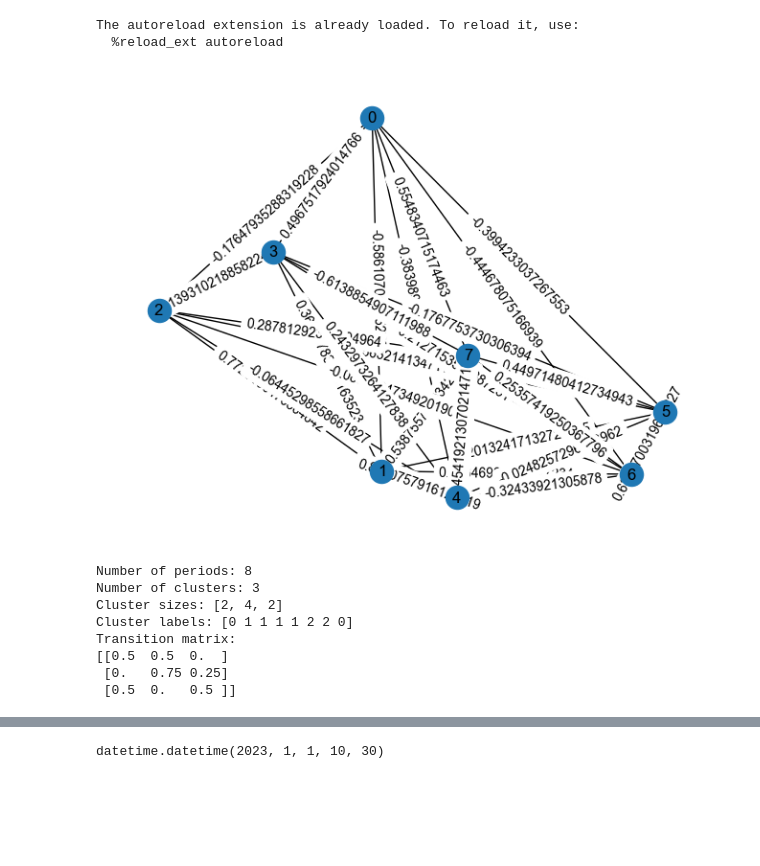
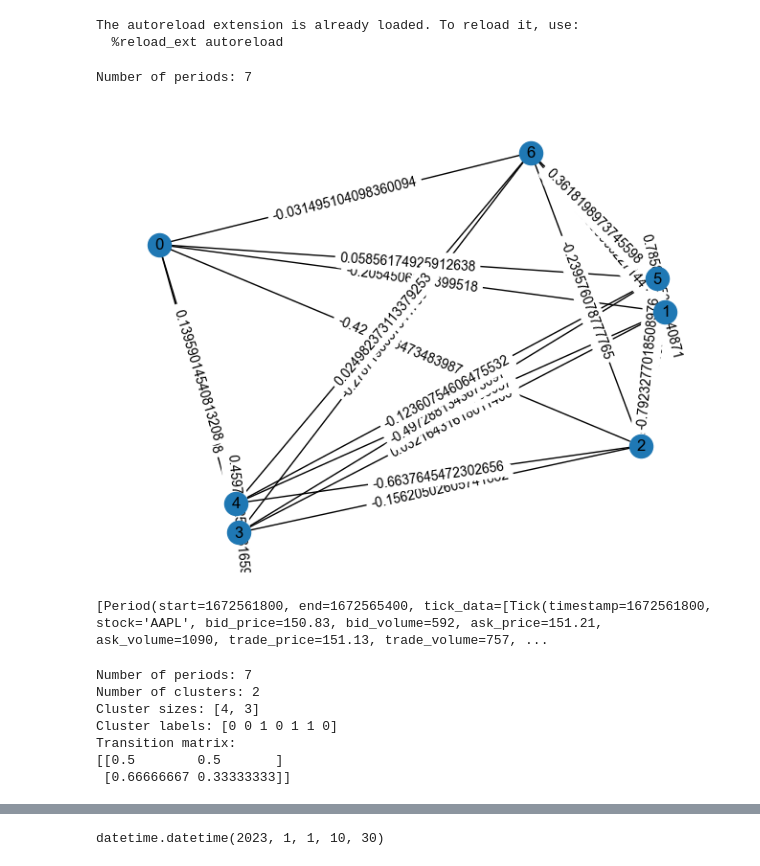
Before and after one commit to AdamZinebii/Intraday-Market-Activity-Clustering, a Jupyter notebook: examples/Louvain_clustering.ipynb, the cells around one changed output, grey strips where cells are left out. Cells and saved outputs as stored; diff of their text form; code cells hidden in the pictures; blank space fills up the shorter version.

```diff
--- a/examples/Louvain_clustering.ipynb
+++ b/examples/Louvain_clustering.ipynb
@@ -25,18 +26,24 @@ The autoreload extension is already loaded. To reload it, use:
 # %%
 T = 15
 
 # Load data from a JSONL file
 market = Market.from_jsonl("./tick_data.jsonl")
 
 # Get periods of length 15
-periods = market.get_periods(period_length=15)
+periods = market.get_periods(period_length=3600)
+print(f"Number of periods: {len(periods)}")
 
 # Build the graph
 state_graph = market.build_graph(periods, 0)
 
-clustering = LouvainClustering().fit(periods, G=state_graph)
+clustering = GreedyClustering().fit(periods, G=state_graph)
 # %% [output]
+Number of periods: 7
-[figure, old version]
+[figure, new version]
+# %%
+print(periods)
+# %% [output]
+[Period(start=1672561800, end=1672565400, tick_data=[Tick(timestamp=1672561800, stock='AAPL', bid_price=150.83, bid_volume=592, ask_price=151.21, ask_volume=1090, trade_price=151.13, trade_volume=757, ...
 # %%
 # Get the clusters
 clusters = clustering.clusters
@@ -48,14 +55,13 @@ print(f"Cluster labels: {clustering.labels}")
 #print(f"Cluster centers: {clustering.cluster_centers}")
 print(f"Transition matrix: \n{clustering.transition_matrix}")
 # %% [output]
-Number of periods: 8
-Number of clusters: 3
-Cluster sizes: [2, 4, 2]
-Cluster labels: [0 1 1 1 1 2 2 0]
+Number of periods: 7
+Number of clusters: 2
+Cluster sizes: [4, 3]
+Cluster labels: [0 0 1 0 1 1 0]
 Transition matrix:
-[[0.5  0.5  0.  ]
- [0.   0.75 0.25]
- [0.5  0.   0.5 ]]
+[[0.5        0.5       ]
+ [0.66666667 0.33333333]]
 # %%
 clustering.plot_community_graph(state_graph, method='Louvain')
 # %% [output]
```
Also changed, not shown: parts of 5 cells of this notebook, 4 other files.
